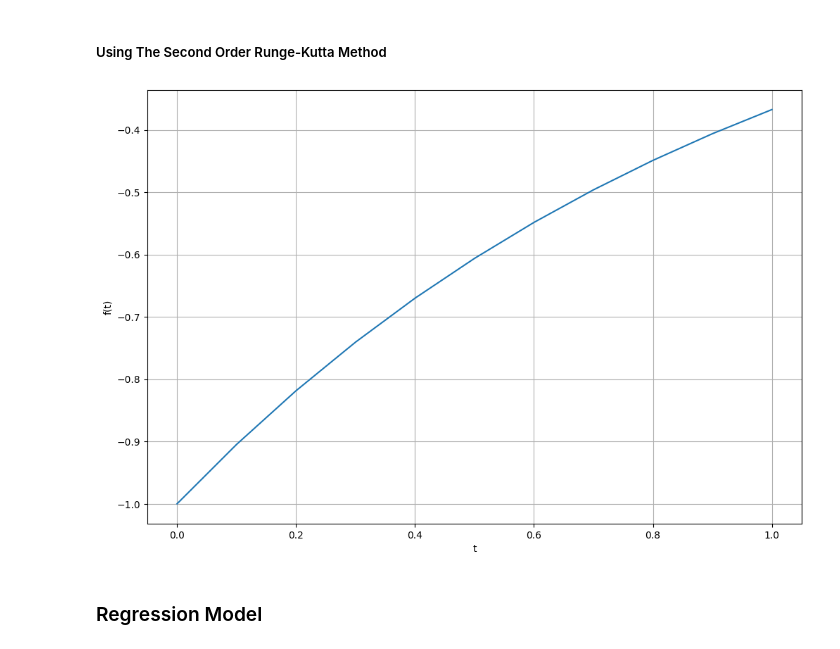
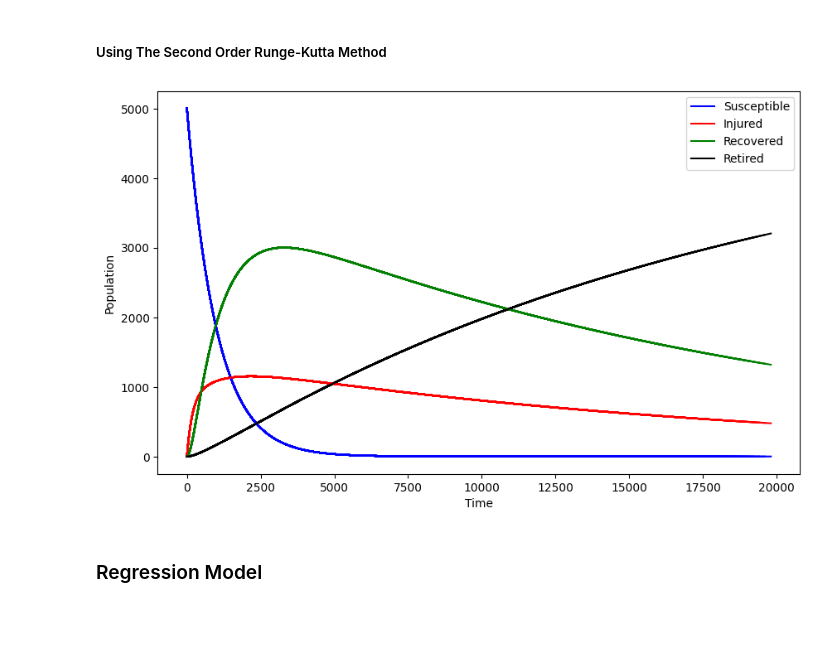
Before and after one commit to zeyadmohaymen/injury-dynamics-model, a Jupyter notebook: src/simulations.ipynb, the cells around one changed output. Cells and saved outputs as stored; diff of their text form; code cells hidden in the pictures; blank space fills up the shorter version.

```diff
--- a/src/simulations.ipynb
+++ b/src/simulations.ipynb
@@ -82,18 +138,2 @@ plt.show()
 # %% [markdown]
 ##### Using The Second Order Runge-Kutta Method
-# %%
-# Explicit Euler Method
-s = runge_kutta_2(dsdt, t, s0, h)
-
-plt.figure(figsize = (12, 8))
-plt.plot(t, s, label='Approximate')
-# plt.plot(t, -np.exp(-t), 'g', label='Exact')
-# plt.title('Approximate and Exact Solution \
-# for Simple ODE')
-plt.xlabel('t')
-plt.ylabel('f(t)')
-plt.grid()
-# plt.legend(loc='lower right')
-plt.show()
-# %% [output]
-[figure, removed]
@@ -100,3 +158,54 @@ plt.show()
+# %%
+# Initialize the figure and axes
+fig, ax = plt.subplots()
+ax.set_xlabel('Time')
+ax.set_ylabel('Population')
+fig.set_size_inches(10, 6)
+
+# Copy initial values
+sus_rk2 = copy.copy(susceptible)
+inj_rk2 = copy.copy(injured)
+rec_rk2 = copy.copy(recovered)
+ret_rk2 = copy.copy(retired)
+
+# Initialize arrays for plotting
+susceptible_values = [susceptible]
+injured_values = [injured]
+recovered_values = [recovered]
+retired_values = [retired]
+
+# Run simulation
+for step in range(simulation_length):
+
+    sus_k1 = new_susceptible(sus_rk2) * dt
+    inj_k1 = new_injured(sus_rk2, inj_rk2, rec_rk2) * dt
+    rec_k1 = new_recovered(inj_rk2, rec_rk2) * dt
+    ret_k1 = new_retired(inj_rk2) * dt
+
+
+    sus_k2 = new_susceptible(sus_rk2 + sus_k1/2) * dt
+    inj_k2 = new_injured(sus_rk2 + sus_k1/2, inj_rk2 + inj_k1/2, rec_rk2 + rec_k1/2) * dt
+    rec_k2 = new_recovered(inj_rk2 + inj_k1/2, rec_rk2 + rec_k1/2) * dt
+    ret_k2 = new_retired(inj_rk2 + inj_k1/2) * dt
+
+    sus_rk2 += sus_k2
+    inj_rk2 += inj_k2
+    rec_rk2 += rec_k2
+    ret_rk2 += ret_k2
+
+    susceptible_values.append(sus_rk2)
+    injured_values.append(inj_rk2)
+    recovered_values.append(rec_rk2)
+    retired_values.append(ret_rk2)
+
+    if step % 200 == 0:
+        update_plot(ax, susceptible_values, injured_values, recovered_values, retired_values)
+        if step == 0 : ax.legend()
+        display(fig)
+
+plt.close(fig)
+# %% [output]
+[figure, added]
 # %% [markdown]
 ### Regression Model
 # %% [markdown]
```
Also changed, not shown: parts of 20 cells of this notebook.
